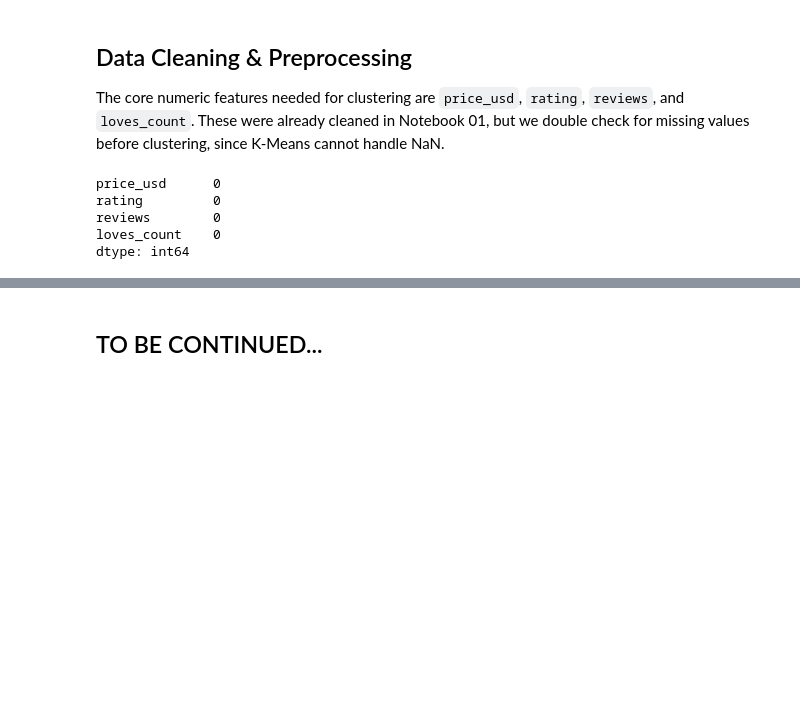
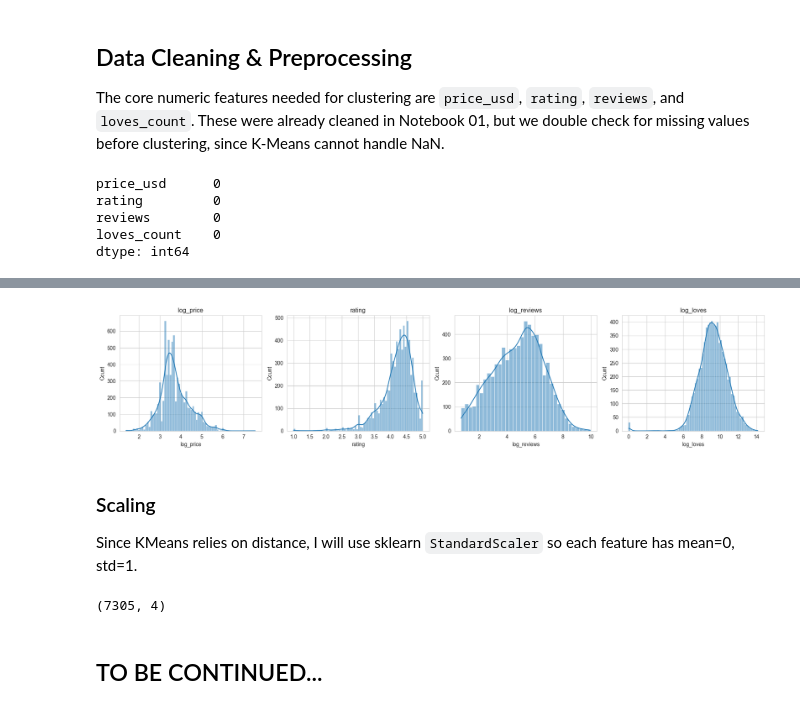
Before and after one commit to imgabrielas/Sephora, a Jupyter notebook: 03_product_clustering.ipynb, the cells around one changed output, grey strips where cells are left out. Drawn from its saved outputs; the diff is of its cells as text; code cells hidden in the pictures; blank space fills up the shorter version.

```diff
--- a/03_product_clustering.ipynb
+++ b/03_product_clustering.ipynb
@@ -85,3 +85,6 @@ rating         0
 reviews        0
 loves_count    0
 dtype: int64
+# %%
+products_clean = products.dropna(subset=cluster_feats).copy()
+print(f"Products available for clustering: {len(products_clean)} (out of {len(products)})")
@@ -88,2 +102,26 @@ dtype: int64
+# %%
+products_clean['log_price'] = np.log1p(products_clean['price_usd'])
+products_clean['log_reviews'] = np.log1p(products_clean['reviews'])
+products_clean['log_loves'] = np.log1p(products_clean['loves_count'])
+
+model_feats = ['log_price', 'rating', 'log_reviews', 'log_loves']
+
+fig, axes = plt.subplots(1, 4, figsize=(18, 4))
+for ax, col in zip(axes, model_feats):
+    sns.histplot(products_clean[col], kde=True, ax=ax)
+    ax.set_title(col)
+plt.tight_layout()
+plt.show()
+# %% [output]
+[figure, added]
+# %% [markdown]
+### Scaling
+Since KMeans relies on distance, I will use sklearn `StandardScaler` so each feature has mean=0, std=1.
+# %%
+scaler = StandardScaler()
+X_scaled = scaler.fit_transform(products_clean[model_feats])
+X_scaled.shape
+# %% [output]
+(7305, 4)
 # %% [markdown]
 ## TO BE CONTINUED...
```
Also changed, not shown: parts of 2 cells of this notebook, 1 other file.
